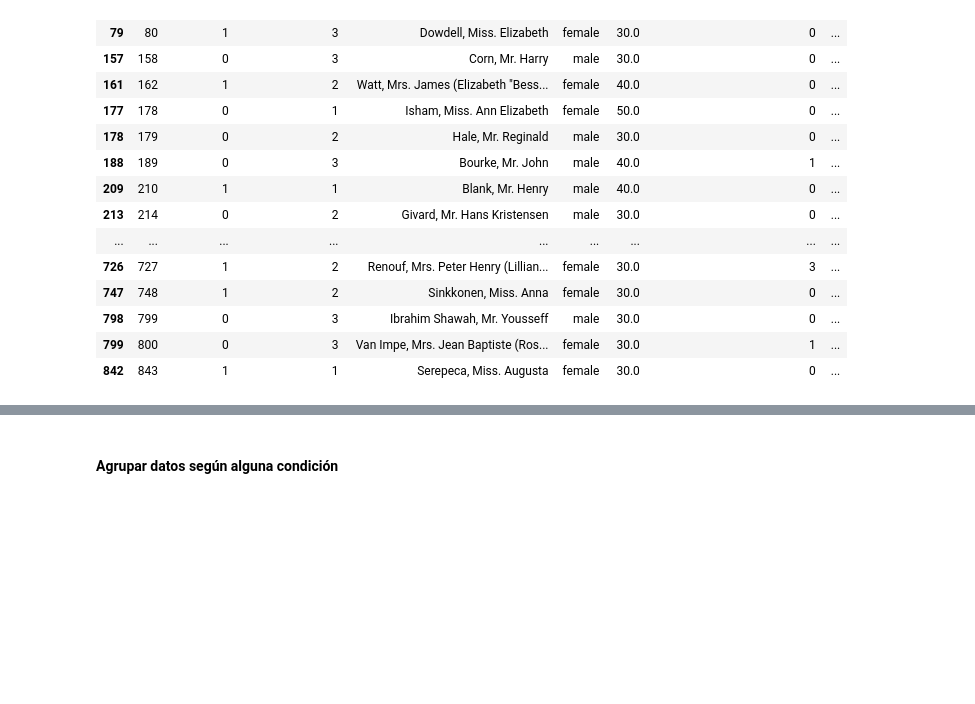
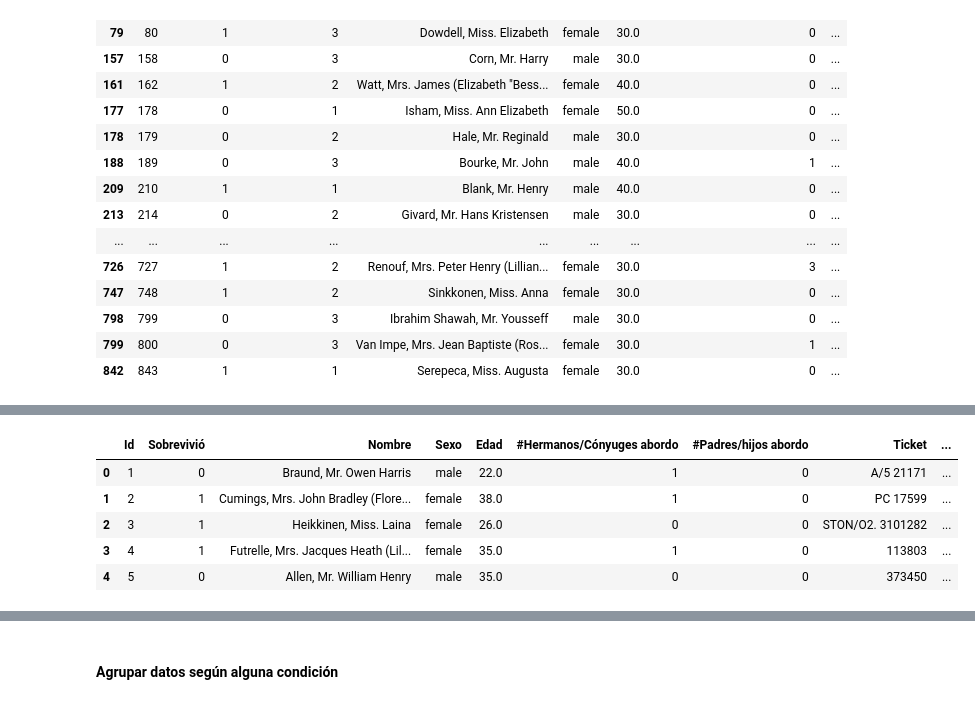
Before and after one commit to LeoMorales/taller-python-cenpat, a Jupyter notebook: Clase 03 - Pandas.ipynb, the cells around one changed output, grey strips where cells are left out. Saved outputs shown, nothing was run; the diff lists cells and outputs as text; code cells hidden in the pictures; blank space fills up the shorter version.

```diff
--- a/Clase 03 - Pandas.ipynb
+++ b/Clase 03 - Pandas.ipynb
@@ -647,0 +780,9 @@ df[df.Edad.isin([30, 40, 50])] # Pasajeros con 30, 40 o 50 años
+# %%
+df_2.drop(columns=['Cabina', 'Clase de pasajero']).head() # Usar inplace=True como parámetro para que se borren sobre el mismo df y no cree uno nuevo
+# %% [output]
+|  | Id | Sobrevivió | Nombre | Sexo | Edad | #Hermanos/Cónyuges abordo | #Padres/hijos abordo | Ticket | ... |
+| 0 | 1 | 0 | Braund, Mr. Owen Harris | male | 22.0 | 1 | 0 | A/5 21171 | ... |
+| 1 | 2 | 1 | Cumings, Mrs. John Bradley (Flore... | female | 38.0 | 1 | 0 | PC 17599 | ... |
+| 2 | 3 | 1 | Heikkinen, Miss. Laina | female | 26.0 | 0 | 0 | STON/O2. 3101282 | ... |
+| 3 | 4 | 1 | Futrelle, Mrs. Jacques Heath (Lil... | female | 35.0 | 1 | 0 | 113803 | ... |
+| 4 | 5 | 0 | Allen, Mr. William Henry | male | 35.0 | 0 | 0 | 373450 | ... |
```
Also changed, not shown: parts of 35 cells of this notebook.
